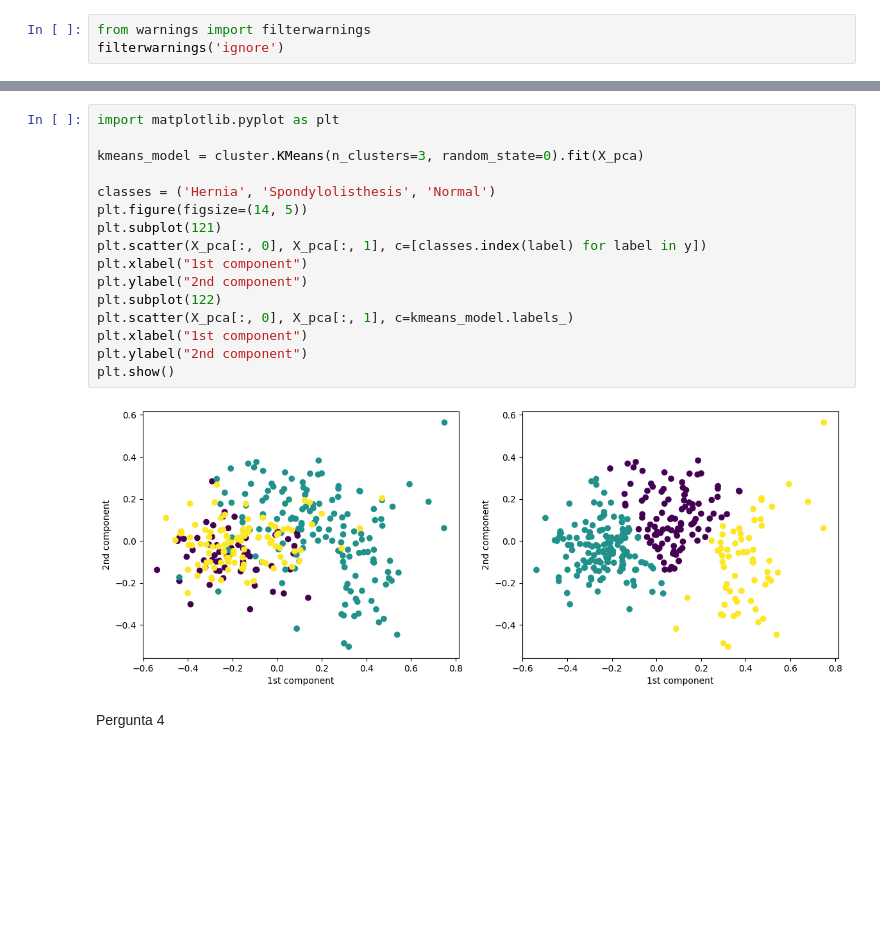
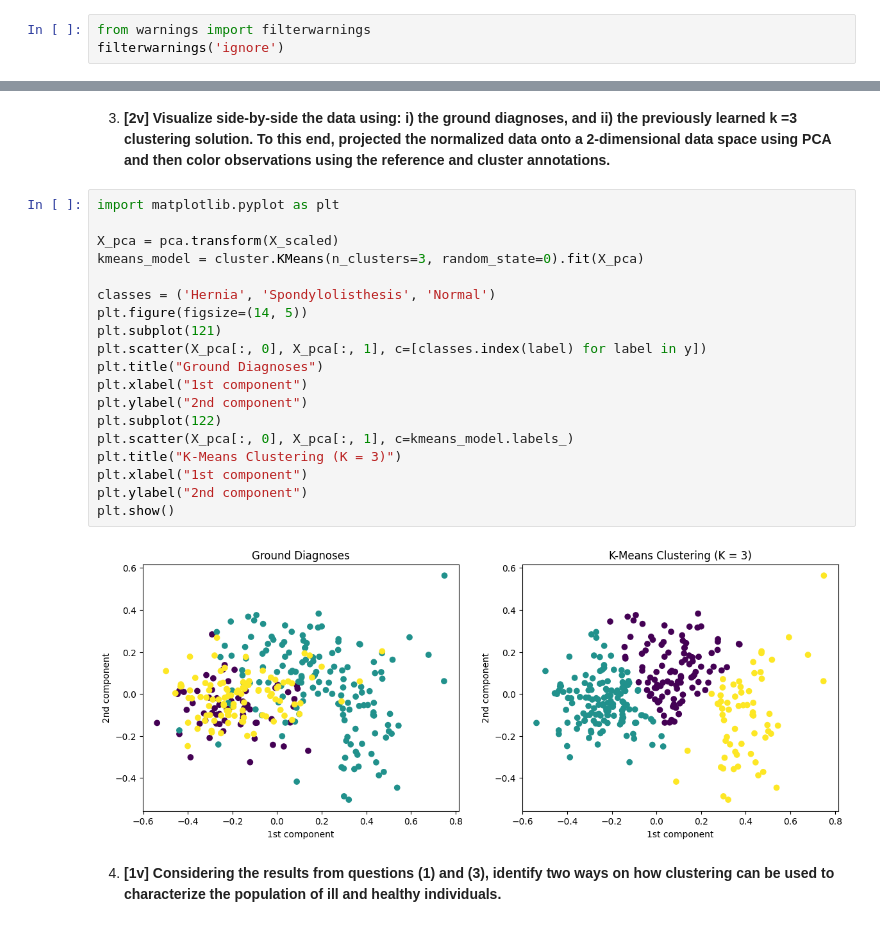
Before and after one commit to nunogoncalves03/apre-homework, a Jupyter notebook: homework-4/homework.ipynb, the cells around one changed output, grey strips where cells are left out. Cells and saved outputs as stored; diff of their text form; blank space fills up the shorter version.

```diff
--- a/homework-4/homework.ipynb
+++ b/homework-4/homework.ipynb
@@ -82,20 +193,28 @@ Features by importance on 2nd component:
+# %% [markdown]
+3) **[2v] Visualize side-by-side the data using: i) the ground diagnoses, and ii) the previously learned
+k =3 clustering solution. To this end, projected the normalized data onto a 2-dimensional data
+space using PCA and then color observations using the reference and cluster annotations.**
 # %%
 import matplotlib.pyplot as plt
 
+X_pca = pca.transform(X_scaled)
 kmeans_model = cluster.KMeans(n_clusters=3, random_state=0).fit(X_pca)
 
 classes = ('Hernia', 'Spondylolisthesis', 'Normal')
 plt.figure(figsize=(14, 5))
 plt.subplot(121)
 plt.scatter(X_pca[:, 0], X_pca[:, 1], c=[classes.index(label) for label in y])
+plt.title("Ground Diagnoses")
 plt.xlabel("1st component")
 plt.ylabel("2nd component")
 plt.subplot(122)
 plt.scatter(X_pca[:, 0], X_pca[:, 1], c=kmeans_model.labels_)
+plt.title("K-Means Clustering (K = 3)")
 plt.xlabel("1st component")
 plt.ylabel("2nd component")
 plt.show()
 # %% [output]
-[figure, old version]
+[figure, new version]
-# %% [markdown]
-Pergunta 4
+# %% [markdown]
+4) **[1v] Considering the results from questions (1) and (3), identify two ways on how clustering can
+be used to characterize the population of ill and healthy individuals.**
```
Also changed, not shown: parts of 15 cells of this notebook.
